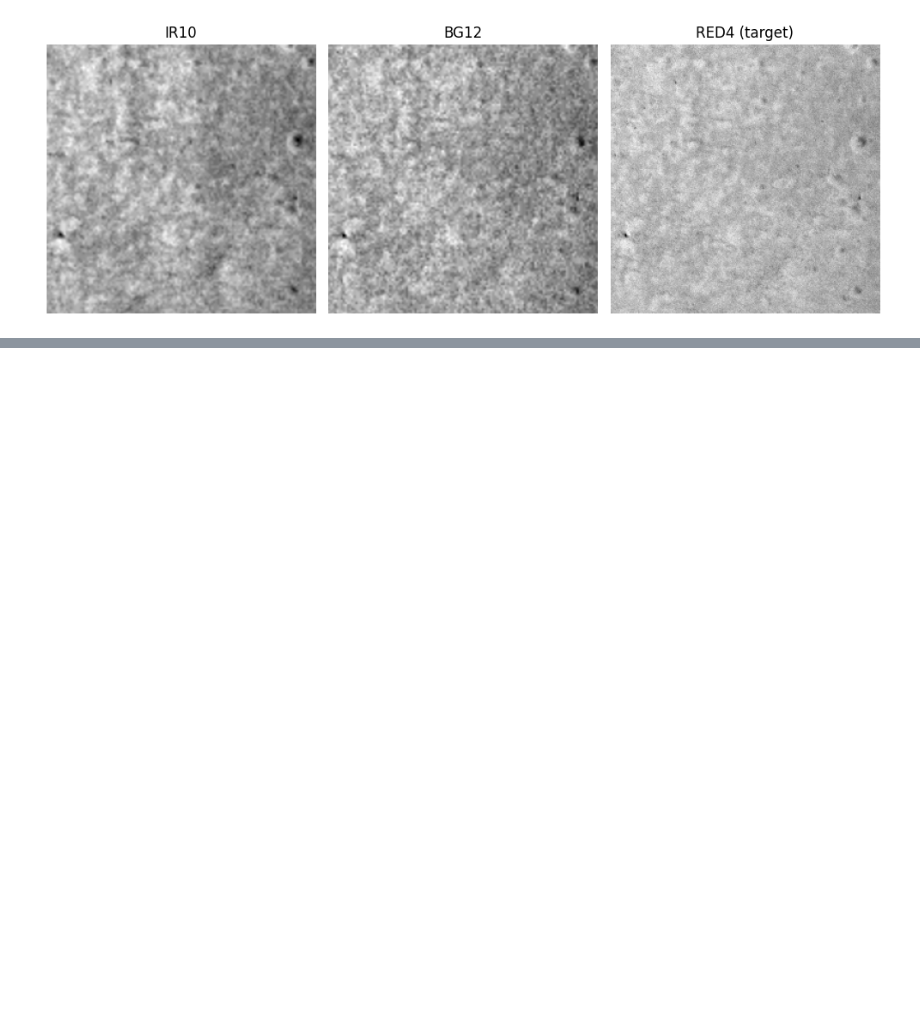
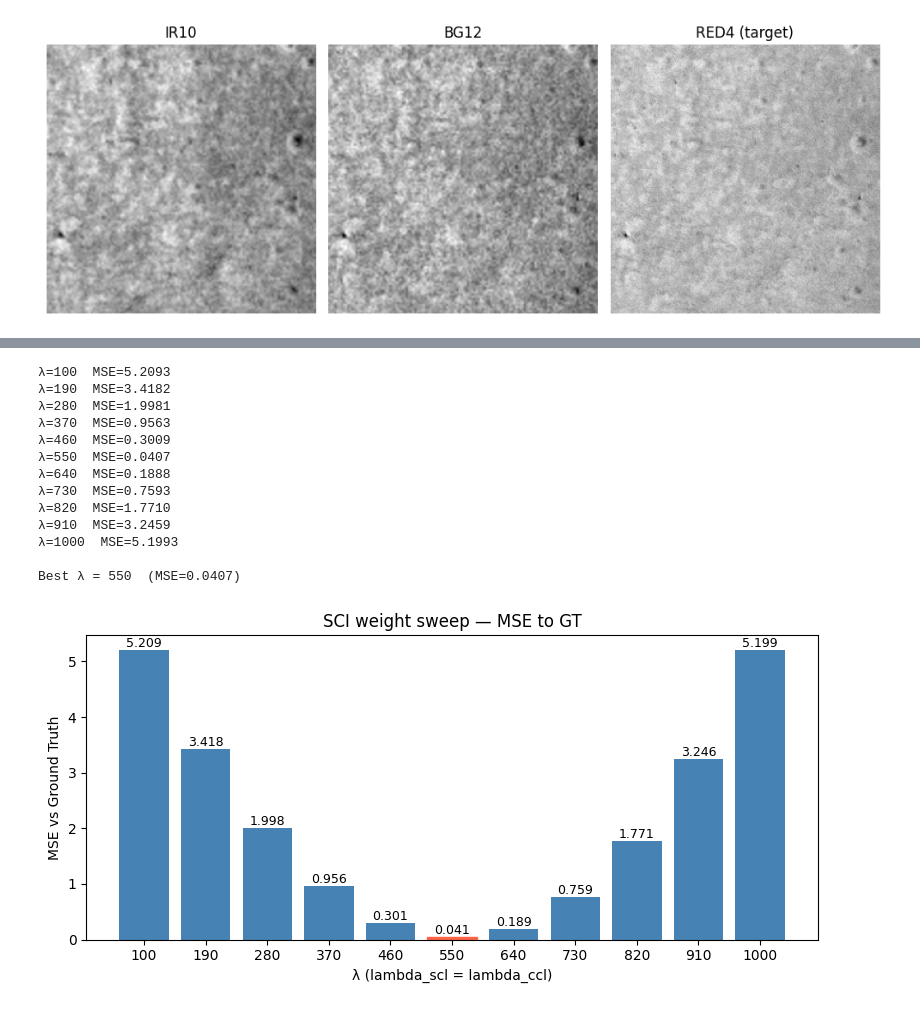
Before and after one commit to EricKing22/HiRISE_diffusion, a Jupyter notebook: interpolate.ipynb, the cells around one changed output, grey strips where cells are left out. Saved outputs shown, nothing was run; the diff lists cells and outputs as text; code cells hidden in the pictures; blank space fills up the shorter version.

```diff
--- a/interpolate.ipynb
+++ b/interpolate.ipynb
@@ -50,0 +217,40 @@ plt.show()
+# %%
+import numpy as np
+import matplotlib.pyplot as plt
+
+gt_t = torch.from_numpy(red_gt)
+mse_scores = {}
+for lam in lambdas:
+    pred_t = torch.from_numpy(sci_predictions[lam])
+    mse_scores[lam] = torch.nn.functional.mse_loss(pred_t, gt_t).item()
+    print(f"λ={lam:2d}  MSE={mse_scores[lam]:.4f}")
+
+best_lam = min(mse_scores, key=mse_scores.get)
+print(f"\nBest λ = {best_lam}  (MSE={mse_scores[best_lam]:.4f})")
+
+fig, ax = plt.subplots(figsize=(8, 4))
+bars = ax.bar([str(l) for l in lambdas], list(mse_scores.values()), color="steelblue")
+bars[lambdas.index(best_lam)].set_color("tomato")
+ax.set_xlabel("λ (lambda_scl = lambda_ccl)")
+ax.set_ylabel("MSE vs Ground Truth")
+ax.set_title("SCI weight sweep — MSE to GT")
+for bar, val in zip(bars, mse_scores.values()):
+    ax.text(bar.get_x() + bar.get_width() / 2, bar.get_height() + 0.002,
+            f"{val:.3f}", ha="center", va="bottom", fontsize=9)
+plt.tight_layout()
+plt.show()
+# %% [output]
+λ=100  MSE=5.2093
+λ=190  MSE=3.4182
+λ=280  MSE=1.9981
+λ=370  MSE=0.9563
+λ=460  MSE=0.3009
+λ=550  MSE=0.0407
+λ=640  MSE=0.1888
+λ=730  MSE=0.7593
+λ=820  MSE=1.7710
+λ=910  MSE=3.2459
+λ=1000  MSE=5.1993
+
+Best λ = 550  (MSE=0.0407)
+[figure, added]
```
Also changed, not shown: parts of 5 cells of this notebook, 7 other files.
